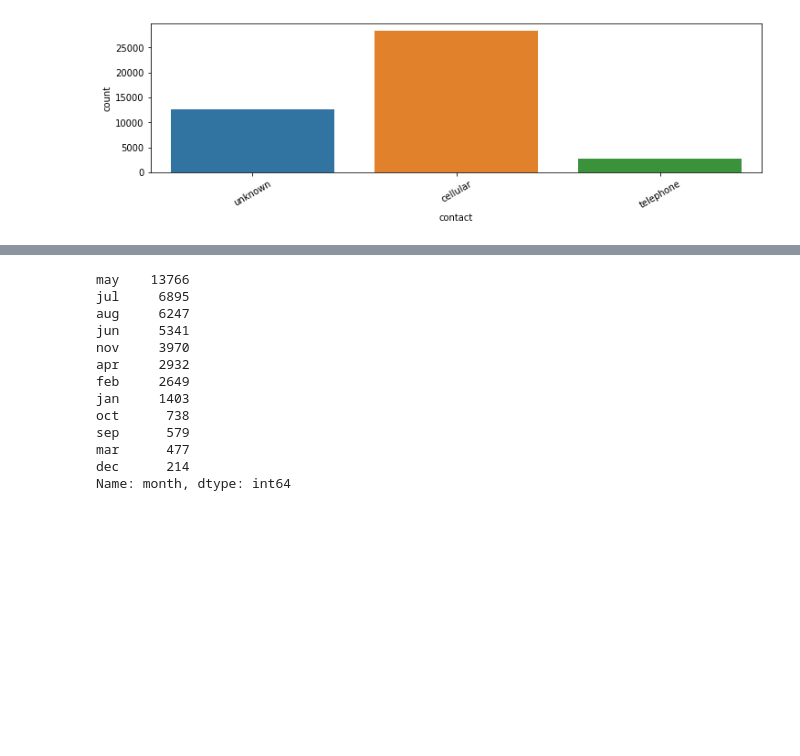
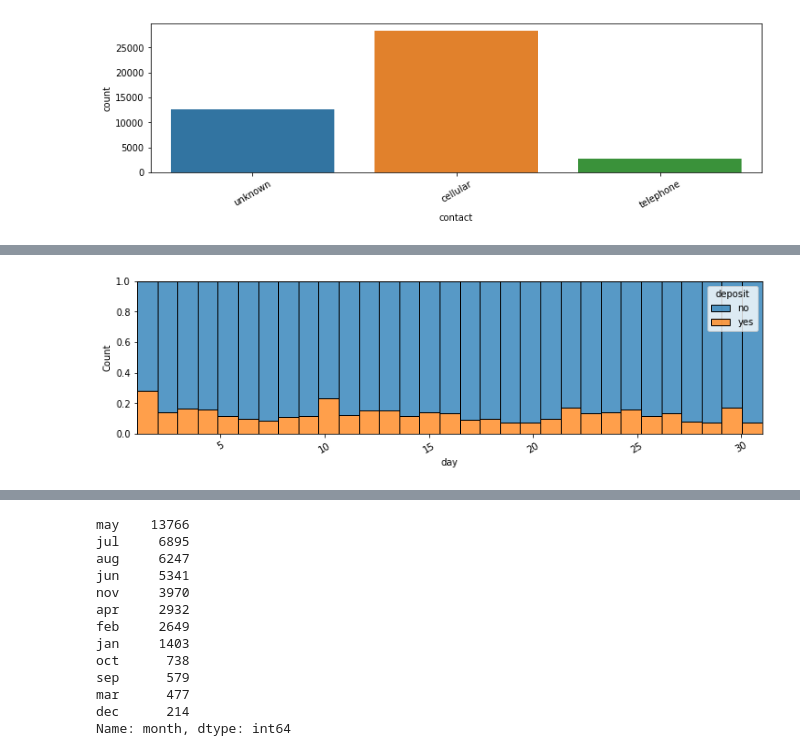
Before and after one commit to sfreagin/ADS_500B_project, a Jupyter notebook: group_project/EDA1.ipynb, the cells around one changed output, grey strips where cells are left out. Cells and saved outputs as stored; diff of their text form; code cells hidden in the pictures; blank space fills up the shorter version.

```diff
--- a/group_project/EDA1.ipynb
+++ b/group_project/EDA1.ipynb
@@ -141,0 +142,7 @@ plt.xticks(rotation=30);
+# %%
+#print(bank_main_df['day'].value_counts())
+plt.figure(figsize=(12,3))
+sns.histplot(data=bank_main_df,x='day',hue='deposit',multiple='fill',bins=31)
+plt.xticks(rotation=30);
+# %% [output]
+[figure, added]
```
Also changed, not shown: parts of 9 cells of this notebook, 12 other files.
